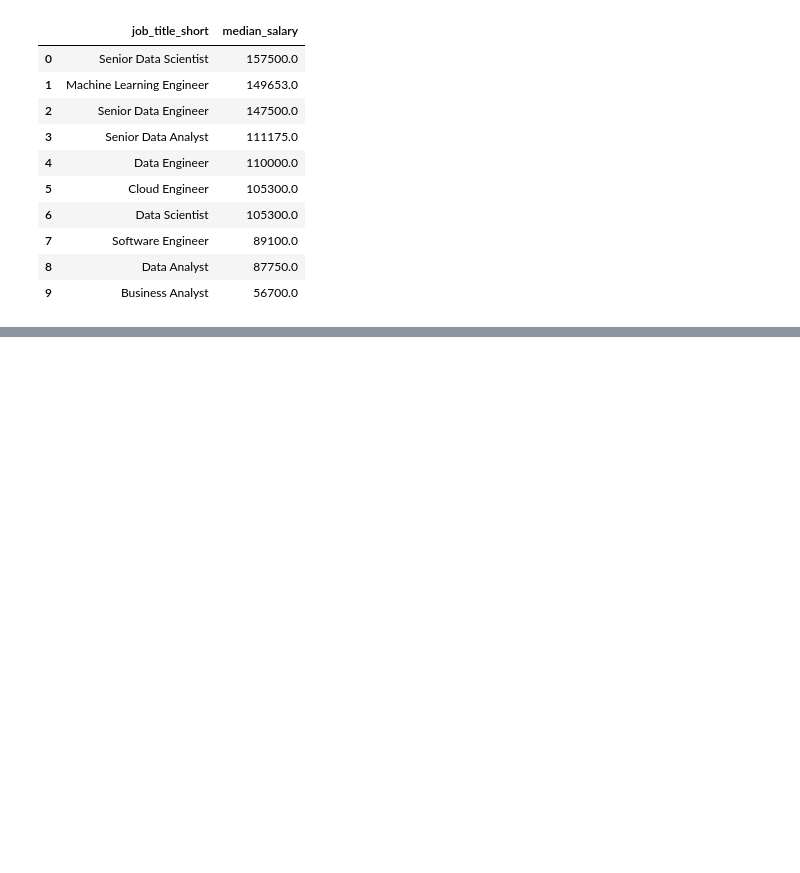
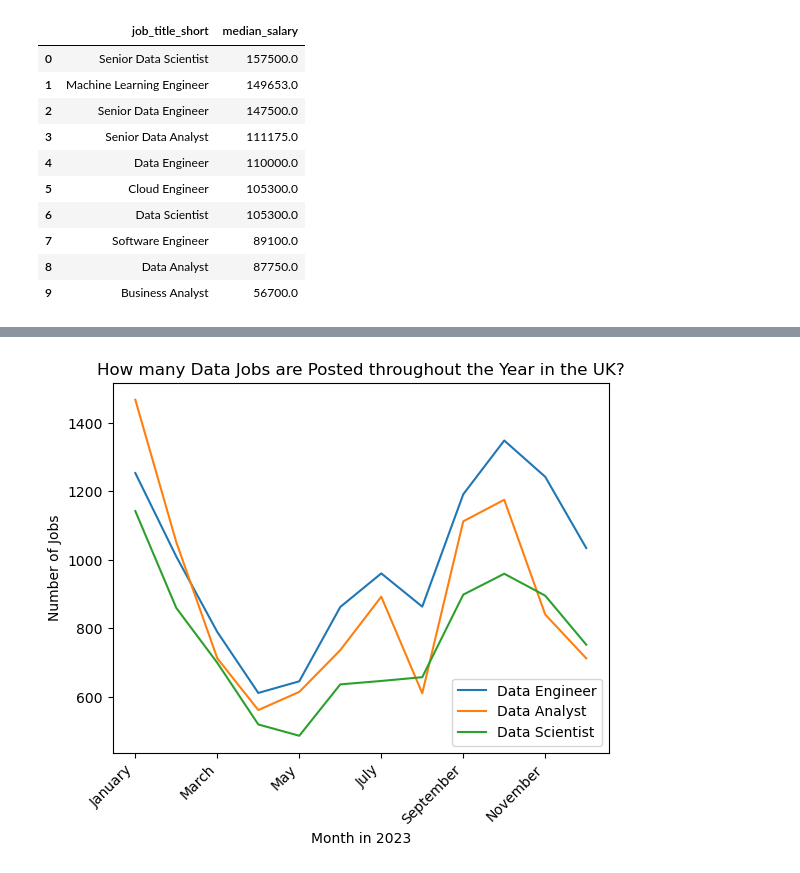
Before and after one commit to Mizan95/Project_Data_Analysis, a Jupyter notebook: 2_Intro-proper.ipynb, the cells around one changed output, grey strips where cells are left out. Saved outputs shown, nothing was run; the diff lists cells and outputs as text; code cells hidden in the pictures; blank space fills up the shorter version.

```diff
--- a/2_Intro-proper.ipynb
+++ b/2_Intro-proper.ipynb
@@ -115,0 +142,10 @@ df_median_salaries
+# %%
+df_UK_pivot = df_UK_copy.pivot_table(
+    index="job_posted_month",
+    aggfunc="size",
+    columns="job_title_short"
+)
+
+df_UK_pivot.reset_index(inplace=True)
+
+df_UK_pivot
@@ -115,0 +166,11 @@ df_median_salaries
+# %%
+# PROBLEM: column job_posted_month is ordered alphabetically so data is unordered
+# SOLUTION: We need a separate month number column to order this job_posted_month by
+# ACTION: We add a month_no column which generates a dummy date with the same month as column job_posted_month and
+#  .dt.month to extract month number from this dummy date
+df_UK_pivot["month_no"] = pd.to_datetime(df_UK_pivot["job_posted_month"], format="%B").dt.month
+
+# Data is sorted by column month_no
+df_UK_pivot.sort_values("month_no", inplace=True)
+
+df_UK_pivot
@@ -115,0 +191,7 @@ df_median_salaries
+# %%
+# Now set column job_posted_month as a _renewed_ index
+df_UK_pivot.set_index("job_posted_month", inplace=True)
+# Drop column month_no as it is no longer required
+df_UK_pivot.drop(columns="month_no", inplace=True)
+
+df_UK_pivot
@@ -115,0 +213,18 @@ df_median_salaries
+# %%
+top_3_jobs = df_UK_copy["job_title_short"].value_counts().head(3)
+
+# Change the index of value counts output to list
+# Need to do this as only list can be
+top_3_jobs = top_3_jobs.index.to_list()
+# %%
+# Pass list of top 3 jobs into plot
+df_UK_pivot[top_3_jobs].plot(
+    kind="line"
+);
+plt.title("How many Data Jobs are Posted throughout the Year in the UK?")
+plt.legend() # Gives a proper legend
+plt.xlabel("Month in 2023")
+plt.ylabel("Number of Jobs")
+plt.xticks(rotation=45, ha="right");
+# %% [output]
+[figure, added]
```
Also changed, not shown: parts of 11 cells of this notebook.
